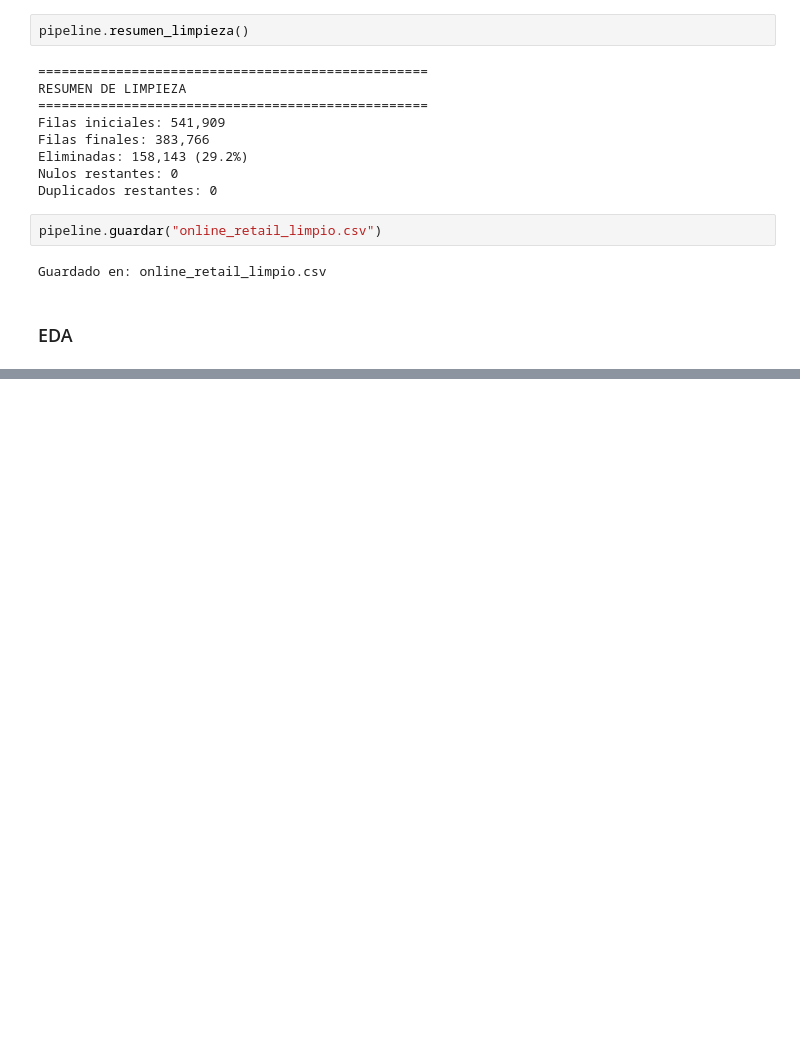
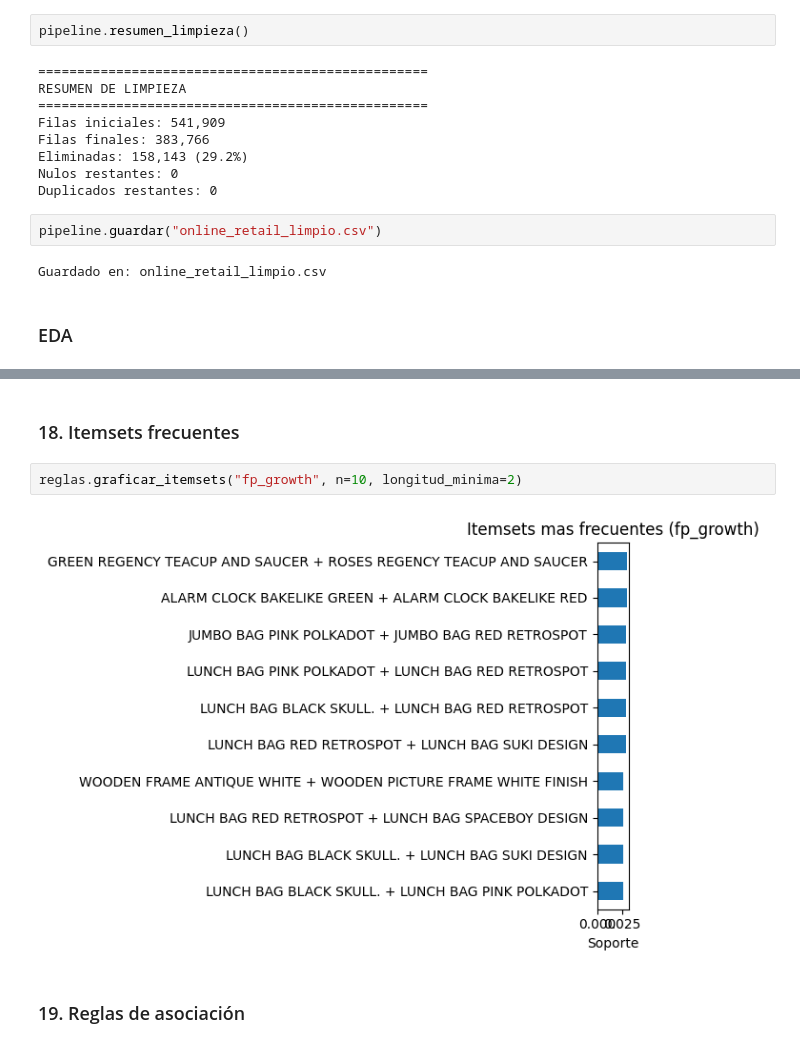
Before and after one commit to DDev-max/Proyecto-final-mineria2, a Jupyter notebook: notebook.ipynb, the cells around one changed output, grey strips where cells are left out. Saved outputs shown, nothing was run; the diff lists cells and outputs as text; blank space fills up the shorter version.

```diff
--- a/notebook.ipynb
+++ b/notebook.ipynb
@@ -238,0 +326,8 @@ Name: Total, dtype: float64
+# %% [markdown]
+### 18. Itemsets frecuentes
+# %%
+reglas.graficar_itemsets("fp_growth", n=10, longitud_minima=2)
+# %% [output]
+[figure, added]
+# %% [markdown]
+### 19. Reglas de asociación
```
Also changed, not shown: parts of 22 cells of this notebook, 1 other file.
